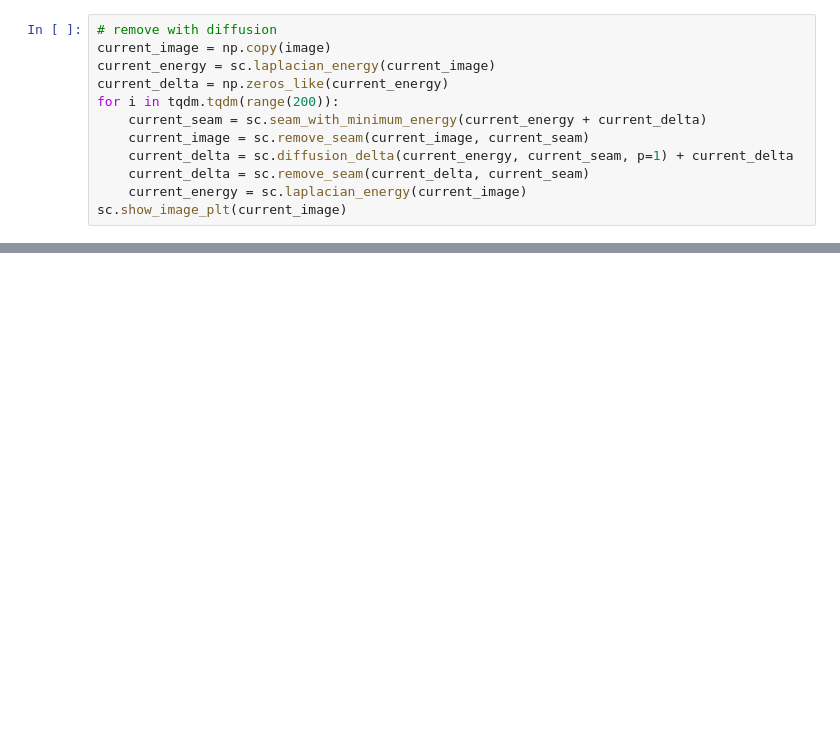
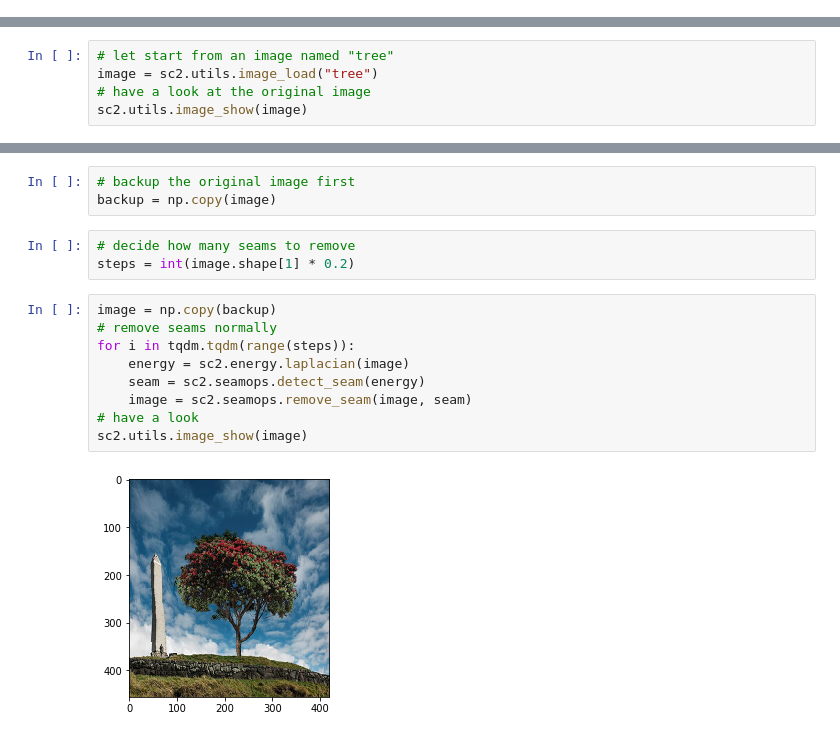
Before and after one commit to PKUAA2020S1201/Python-Seam-Carving, a Jupyter notebook: diffusion.ipynb, the cells around one changed output, grey strips where cells are left out. Cells and saved outputs as stored; diff of their text form; blank space fills up the shorter version.

```diff
--- a/diffusion.ipynb
+++ b/diffusion.ipynb
@@ -31,12 +0,0 @@ sc.show_image_plt(current_image)
-# %%
-# remove with diffusion
-current_image = np.copy(image)
-current_energy = sc.laplacian_energy(current_image)
-current_delta = np.zeros_like(current_energy)
-for i in tqdm.tqdm(range(200)):
-    current_seam = sc.seam_with_minimum_energy(current_energy + current_delta)
-    current_image = sc.remove_seam(current_image, current_seam)
-    current_delta = sc.diffusion_delta(current_energy, current_seam, p=1) + current_delta
-    current_delta = sc.remove_seam(current_delta, current_seam)
-    current_energy = sc.laplacian_energy(current_image)
-sc.show_image_plt(current_image)
@@ -44,0 +14,5 @@ sc.show_image_plt(current_image)
+# %%
+# let start from an image named "tree"
+image = sc2.utils.image_load("tree")
+# have a look at the original image
+sc2.utils.image_show(image)
@@ -44,0 +21,17 @@ sc.show_image_plt(current_image)
+# %%
+# backup the original image first
+backup = np.copy(image)
+# %%
+# decide how many seams to remove
+steps = int(image.shape[1] * 0.2)
+# %%
+image = np.copy(backup)
+# remove seams normally
+for i in tqdm.tqdm(range(steps)):
+    energy = sc2.energy.laplacian(image)
+    seam = sc2.seamops.detect_seam(energy)
+    image = sc2.seamops.remove_seam(image, seam)
+# have a look
+sc2.utils.image_show(image)
+# %% [output]
+[figure, added]
```
Also changed, not shown: parts of 8 cells of this notebook, 34 other files.
